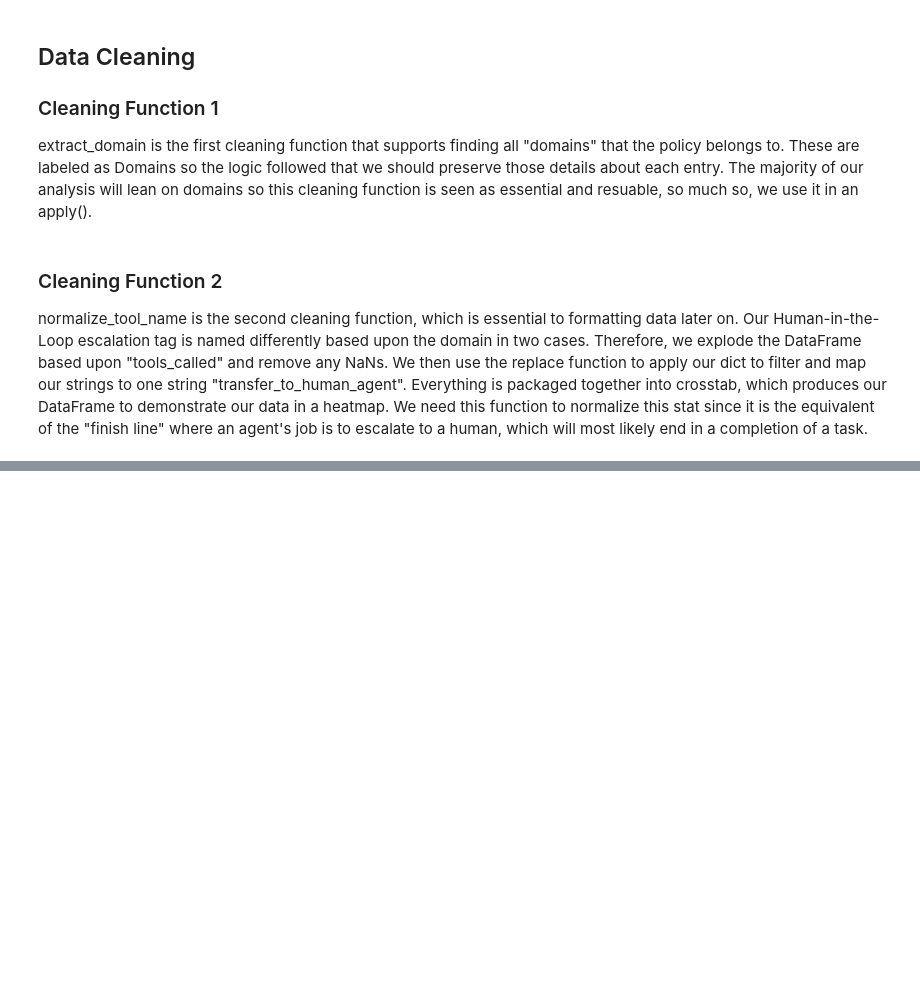
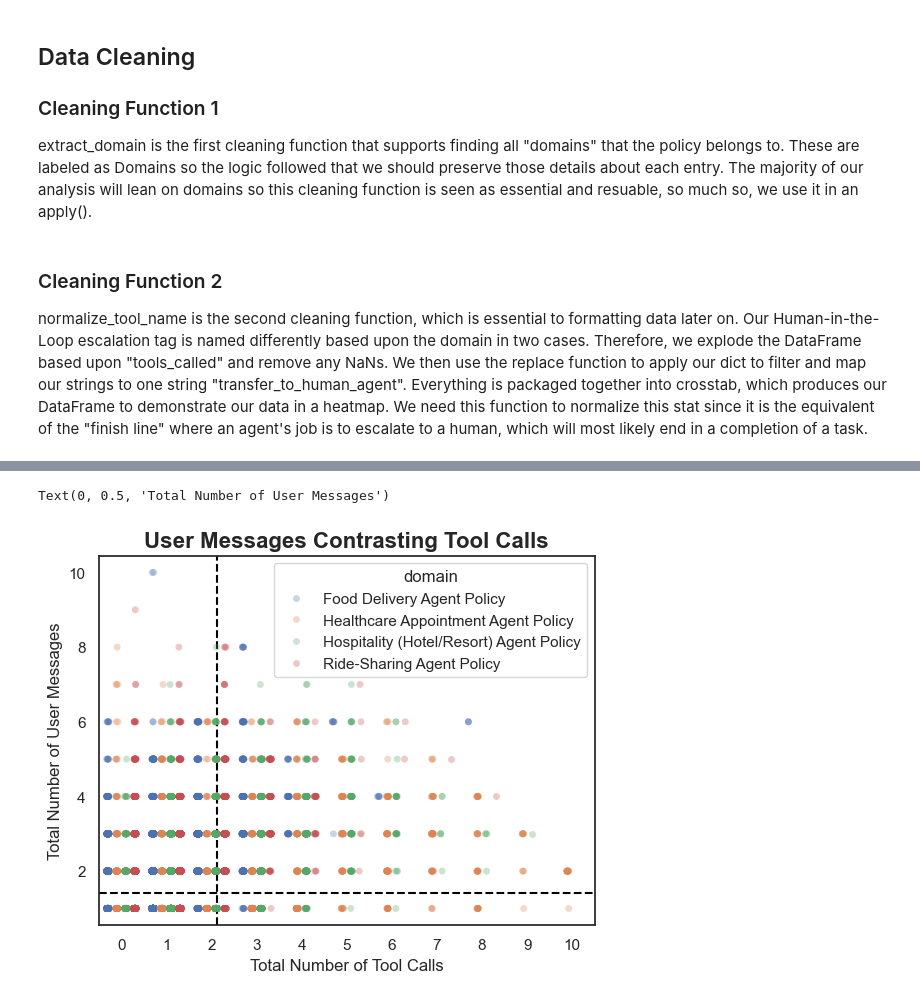
Before and after one commit to KirkKennedyLincoln/masters-module-1, a Jupyter notebook: agent_data_cleanup.ipynb, the cells around one changed output, grey strips where cells are left out. Cells and saved outputs as stored; diff of their text form; code cells hidden in the pictures; blank space fills up the shorter version.

```diff
--- a/agent_data_cleanup.ipynb
+++ b/agent_data_cleanup.ipynb
@@ -244,0 +270,13 @@ agent_df = df.dropna(subset=['domain'])
+# %%
+bx = sns.stripplot(data=agent_df, x="num_tool_calls", y="num_user",
+              hue="domain", dodge=True, alpha=0.3, jitter=True)
+user_messages_avg = agent_df["num_user"].mean()
+tool_calls_avg = agent_df["num_tool"].mean()
+bx.axhline(y=tool_calls_avg, color="black", linestyle="--", label="threshold")
+bx.axvline(x=user_messages_avg, color="black", linestyle="--", label="threshold")
+bx.set_title("User Messages Contrasting Tool Calls", fontsize=16, fontweight="bold")
+bx.set_xlabel("Total Number of Tool Calls", fontsize=12)
+bx.set_ylabel("Total Number of User Messages", fontsize=12)
+# %% [output]
+Text(0, 0.5, 'Total Number of User Messages')
+[figure, added]
```
Also changed, not shown: parts of 7 cells of this notebook.
